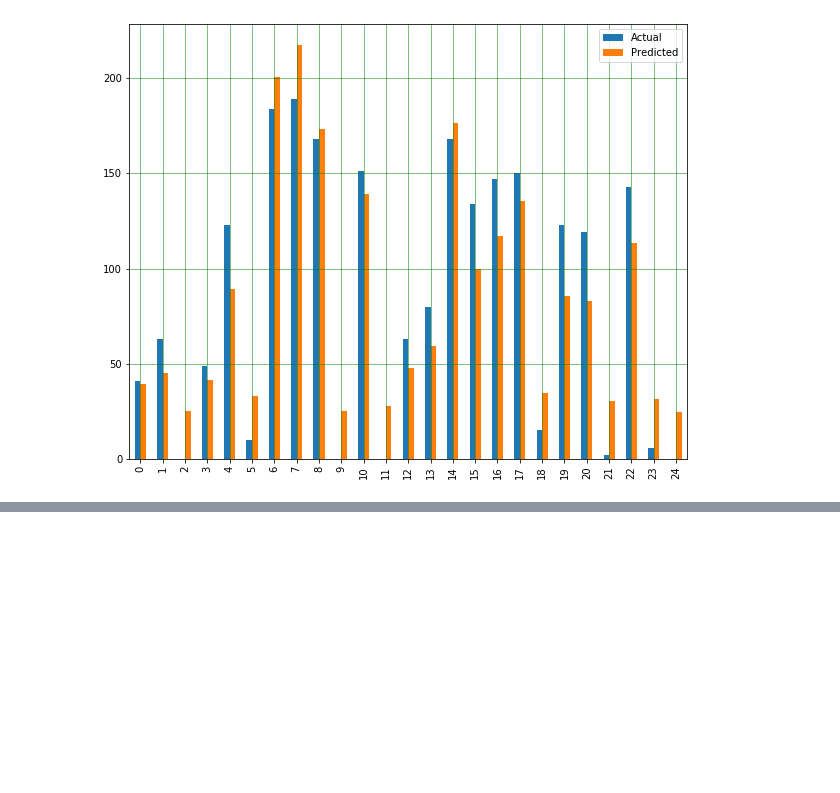
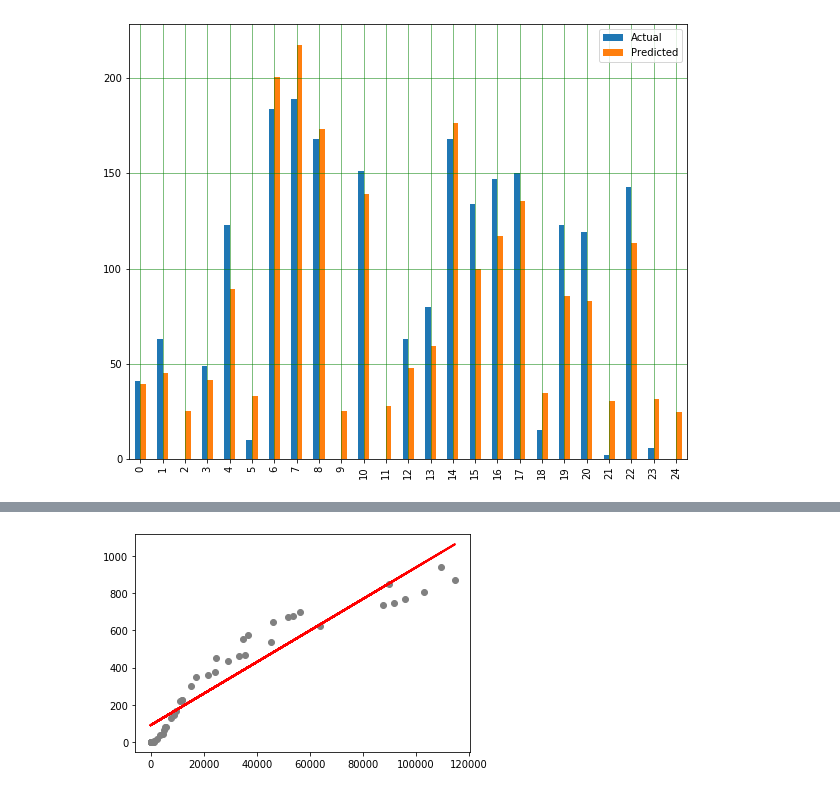
Before and after one commit to SupriyaChinthakuntla/KDD, a Jupyter notebook: Covid19_County.ipynb, the cells around one changed output, grey strips where cells are left out. Saved outputs shown, nothing was run; the diff lists cells and outputs as text; code cells hidden in the pictures; blank space fills up the shorter version.

```diff
--- a/Covid19_County.ipynb
+++ b/Covid19_County.ipynb
@@ -177,0 +203,3 @@ plt.show()
+# %%
+df_covid_state =  pd.read_csv("https://raw.githubusercontent.com/nytimes/covid-19-data/master/us-states.csv")
+print(df_covid_state)
@@ -177,0 +264,23 @@ plt.show()
+# %%
+X = df_new_state['cases'].values.reshape(-1,1)
+y = df_new_state['deaths'].values.reshape(-1,1)
+
+X_train, X_test, y_train, y_test = train_test_split(X, y, test_size=0.3, random_state=0)
+regressor = LinearRegression()
+
+# print(regressor.intercept_)
+# #For retrieving the slope:
+# print(regressor.coef_)
+regressor.fit(X_train, y_train)
+
+y_pred = regressor.predict(X_test)
+
+dftest = pd.DataFrame({'Actual': y_test.flatten(), 'Predicted': y_pred.flatten()})
+df1 = dftest.head(7)
+
+plt.scatter(X_test, y_test,  color='gray')
+plt.plot(X_test, y_pred, color='red', linewidth=2)
+
+plt.show()
+# %% [output]
+[figure, added]
```
Also changed, not shown: parts of 4 cells of this notebook.
